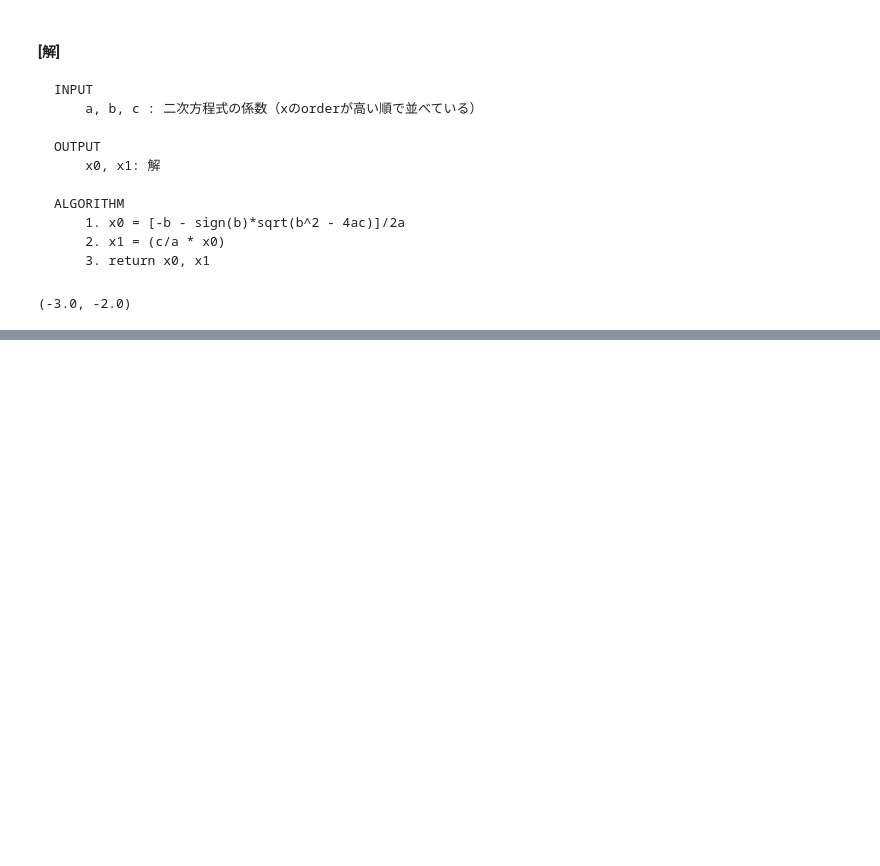
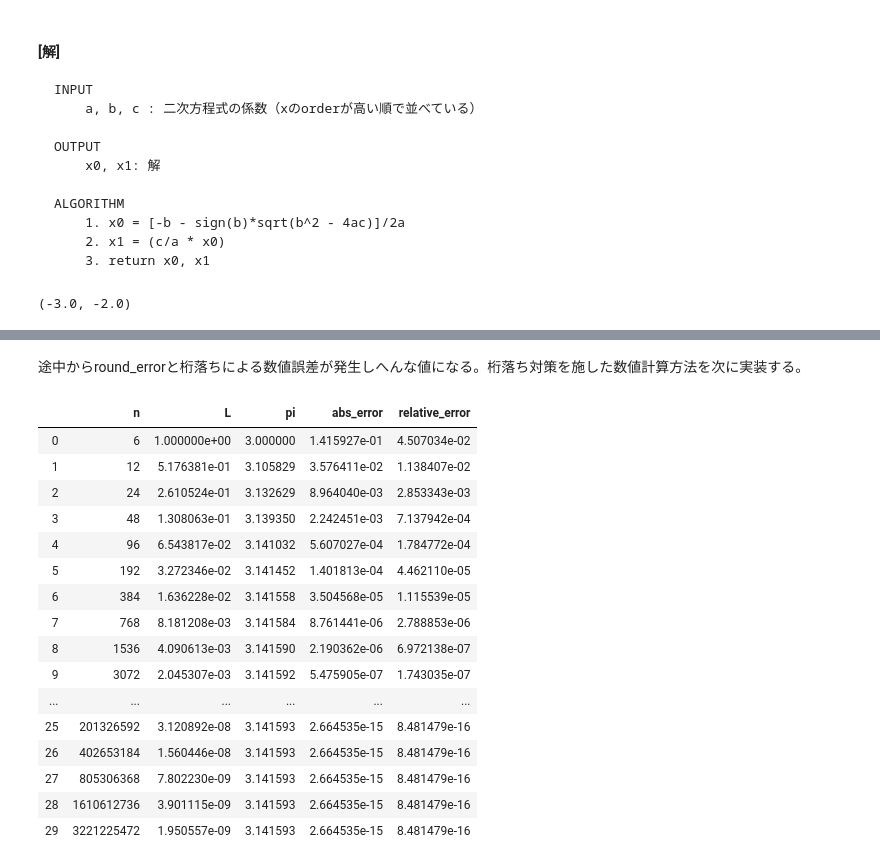
Before and after one commit to RyoNakagami/mathematical_computation, a Jupyter notebook: mathematical_computation101/lecturenotes/ch01.ipynb, the cells around one changed output, grey strips where cells are left out. Drawn from its saved outputs; the diff is of its cells as text; code cells hidden in the pictures; blank space fills up the shorter version.

```diff
--- a/mathematical_computation101/lecturenotes/ch01.ipynb
+++ b/mathematical_computation101/lecturenotes/ch01.ipynb
@@ -454,0 +573,9 @@ print(before, after)
+# %%
+true_answer = np.array([205117922, 83739041])
+
+A = np.array([[64919121., -159018721.],
+              [41869520.5, -102558961.]])
+b = np.array([1, 0]).T
+x = np.linalg.solve(A, b)
+
+print(abs(x - true_answer)/true_answer)
@@ -536,8 +667,8 @@ print(x)
 分散の計算と計算誤差を解説する。
 # %%
 np.random.seed(10101)
-std_true = 3.08315 * 10 ** (-23)
-mean_true = 0.01
+std_true = 3.08315 * 10 ** (-5)
+mean_true = 10 ** 6
 data = np.random.normal(mean_true, std_true, 30)
 data
 # %% [output]
@@ -1150,0 +1443,42 @@ qeq(1, 5, 6)
+# %% [markdown]
+途中からround_errorと桁落ちによる数値誤差が発生しへんな値になる。桁落ち対策を施した数値計算方法を次に実装する。
+# %%
+def approx_pi_adj(n):
+    L = 1
+    res = []
+    i = 1
+    j = 6
+    while i <= n:
+        if i == 1:
+            tmp = j * L/2
+            res.append([j, L, tmp])
+        else:
+            j = j * 2
+            L = np.sqrt(L**2 / (2 + np.sqrt(4 - L**2)))
+            tmp = j*L/2
+            res.append([j, L, tmp])
+        i += 1
+    return res
+# %%
+data = pd.DataFrame(approx_pi_adj(30), columns = ['n', 'L', 'pi'])
+data['abs_error'] = abs(np.pi - data['pi'])
+data['relative_error'] = data['abs_error']/np.pi
+data
+# %% [output]
+|  | n | L | pi | abs_error | relative_error |
+| 0 | 6 | 1.000000e+00 | 3.000000 | 1.415927e-01 | 4.507034e-02 |
+| 1 | 12 | 5.176381e-01 | 3.105829 | 3.576411e-02 | 1.138407e-02 |
+| 2 | 24 | 2.610524e-01 | 3.132629 | 8.964040e-03 | 2.853343e-03 |
+| 3 | 48 | 1.308063e-01 | 3.139350 | 2.242451e-03 | 7.137942e-04 |
+| 4 | 96 | 6.543817e-02 | 3.141032 | 5.607027e-04 | 1.784772e-04 |
+| 5 | 192 | 3.272346e-02 | 3.141452 | 1.401813e-04 | 4.462110e-05 |
+| 6 | 384 | 1.636228e-02 | 3.141558 | 3.504568e-05 | 1.115539e-05 |
+| 7 | 768 | 8.181208e-03 | 3.141584 | 8.761441e-06 | 2.788853e-06 |
+| 8 | 1536 | 4.090613e-03 | 3.141590 | 2.190362e-06 | 6.972138e-07 |
+| 9 | 3072 | 2.045307e-03 | 3.141592 | 5.475905e-07 | 1.743035e-07 |
+| ... | ... | ... | ... | ... | ... |
+| 25 | 201326592 | 3.120892e-08 | 3.141593 | 2.664535e-15 | 8.481479e-16 |
+| 26 | 402653184 | 1.560446e-08 | 3.141593 | 2.664535e-15 | 8.481479e-16 |
+| 27 | 805306368 | 7.802230e-09 | 3.141593 | 2.664535e-15 | 8.481479e-16 |
+| 28 | 1610612736 | 3.901115e-09 | 3.141593 | 2.664535e-15 | 8.481479e-16 |
+| 29 | 3221225472 | 1.950557e-09 | 3.141593 | 2.664535e-15 | 8.481479e-16 |
```
Also changed, not shown: parts of 43 cells of this notebook, 2 other files.
